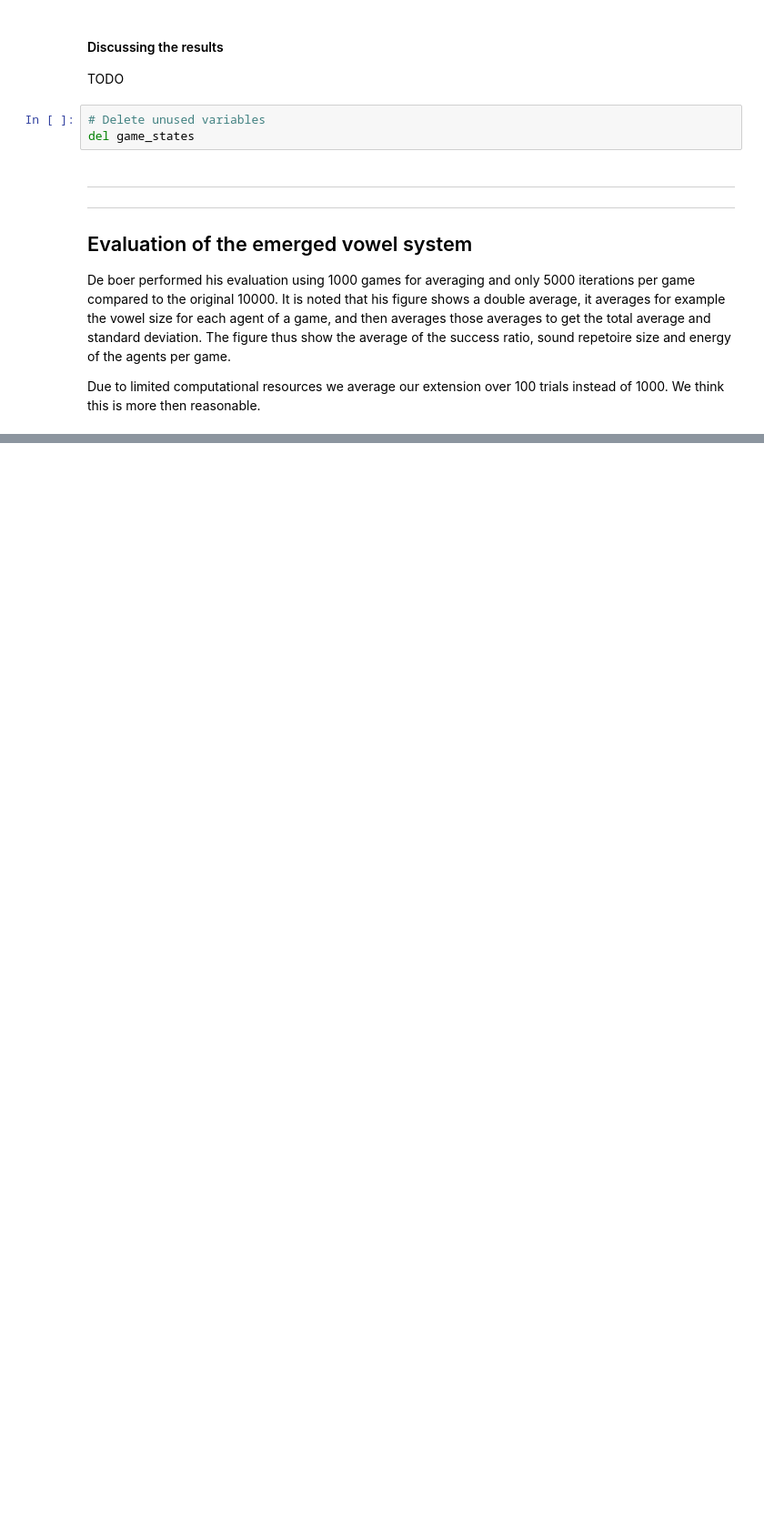
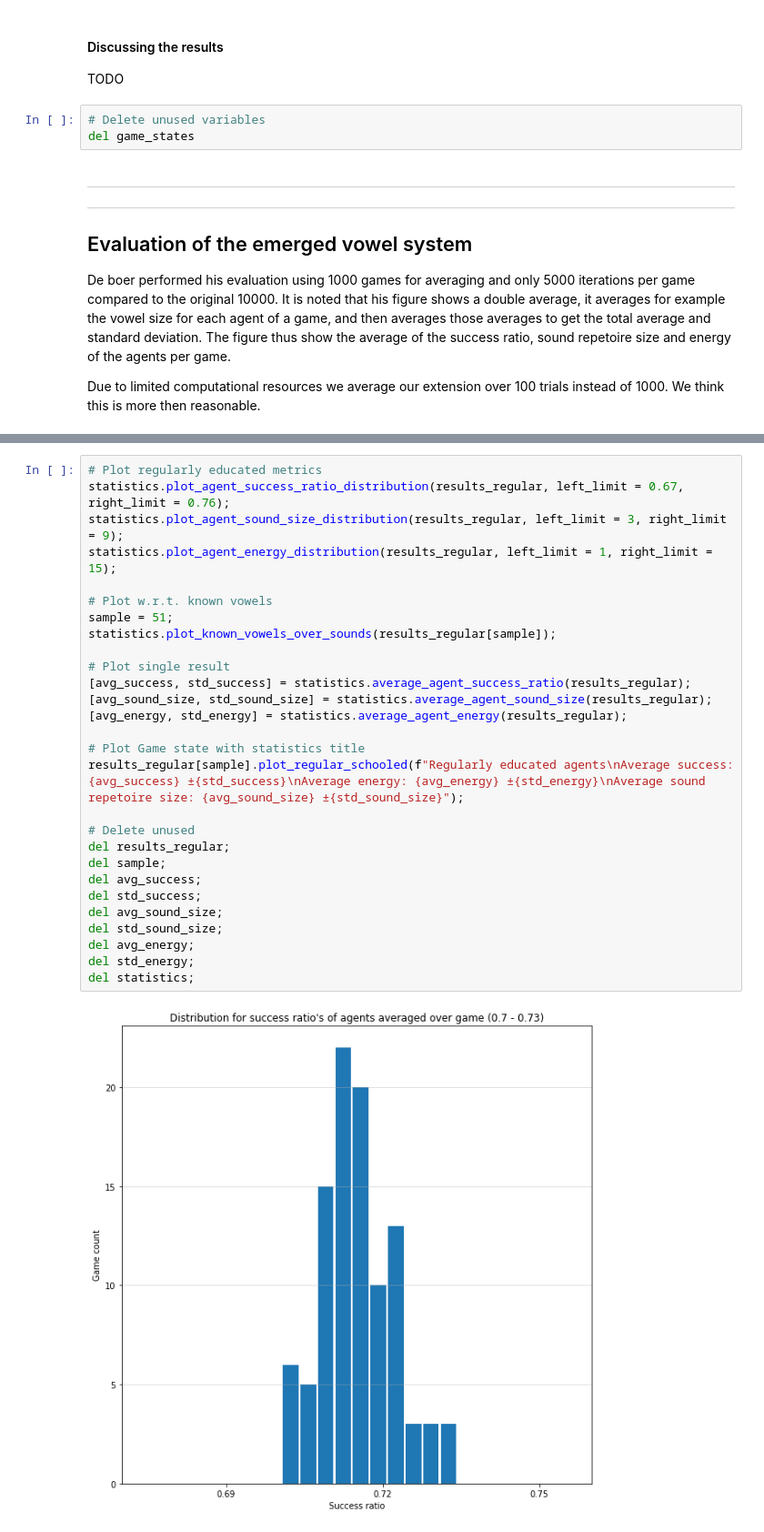
Before and after one commit to pikawika/VUB-EoS-project, a Jupyter notebook: code/notebooks/5_evaluating_small_communities.ipynb, the cells around one changed output, grey strips where cells are left out. Shown: that part at 91% size. Drawn from its saved outputs; the diff is of its cells as text; blank space fills up the shorter version.

```diff
--- a/code/notebooks/5_evaluating_small_communities.ipynb
+++ b/code/notebooks/5_evaluating_small_communities.ipynb
@@ -382,0 +487,30 @@ Just completed trial: 2
+# %%
+# Plot regularly educated metrics
+statistics.plot_agent_success_ratio_distribution(results_regular, left_limit = 0.67, right_limit = 0.76);
+statistics.plot_agent_sound_size_distribution(results_regular, left_limit = 3, right_limit = 9);
+statistics.plot_agent_energy_distribution(results_regular, left_limit = 1, right_limit = 15);
+
+# Plot w.r.t. known vowels
+sample = 51;
+statistics.plot_known_vowels_over_sounds(results_regular[sample]);
+
+# Plot single result
+[avg_success, std_success] = statistics.average_agent_success_ratio(results_regular);
+[avg_sound_size, std_sound_size] = statistics.average_agent_sound_size(results_regular);
+[avg_energy, std_energy] = statistics.average_agent_energy(results_regular);
+
+# Plot Game state with statistics title
+results_regular[sample].plot_regular_schooled(f"Regularly educated agents\nAverage success: {avg_success} ±{std_success}\nAverage energy: {avg_energy} ±{std_energy}\nAverage sound repetoire size: {avg_sound_size} ±{std_sound_size}");
+
+# Delete unused
+del results_regular;
+del sample;
+del avg_success;
+del std_success;
+del avg_sound_size;
+del std_sound_size;
+del avg_energy;
+del std_energy;
+del statistics;
+# %% [output]
+[figure, added]
```
Also changed, not shown: parts of 7 cells of this notebook, 15 other files.
